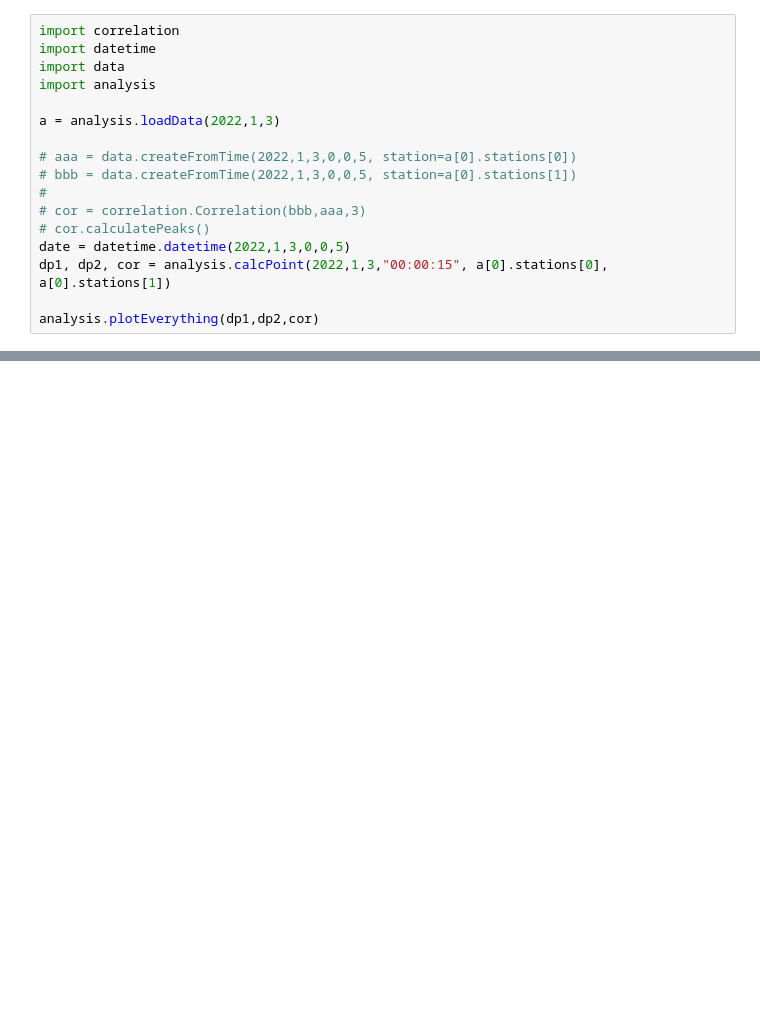
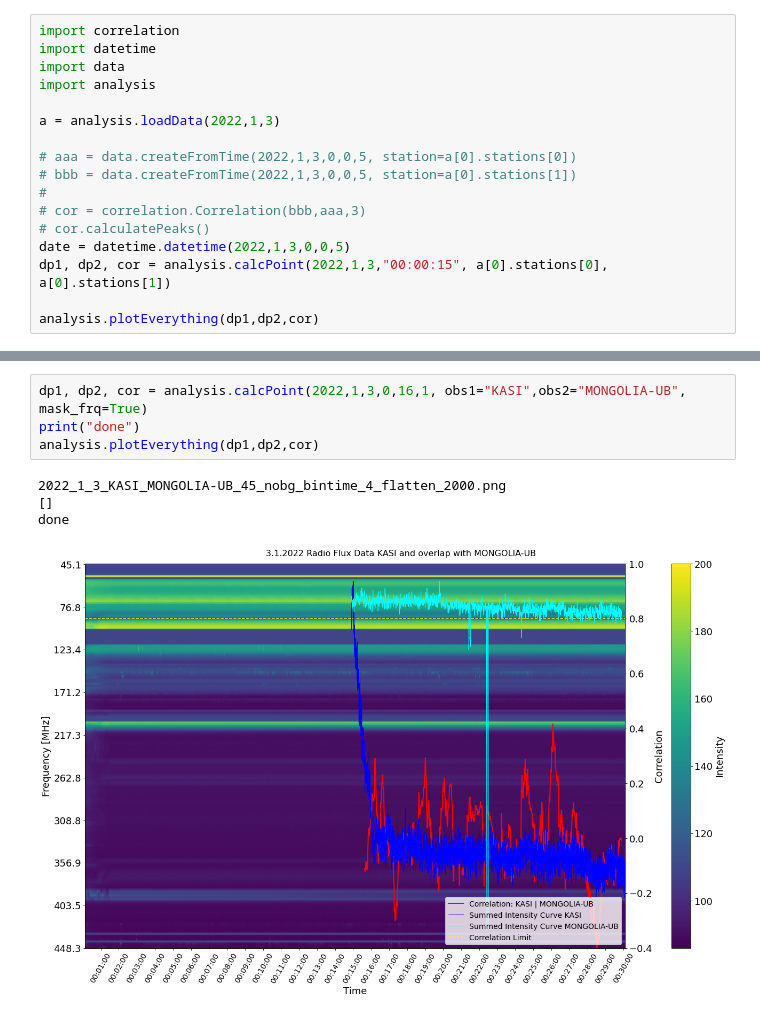
Before and after one commit to lukas-hoefig/eCallistoRadioBursts, a Jupyter notebook: to_implement_getObs.ipynb, the cells around one changed output, grey strips where cells are left out. Drawn from its saved outputs; the diff is of its cells as text; blank space fills up the shorter version.

```diff
--- a/to_implement_getObs.ipynb
+++ b/to_implement_getObs.ipynb
@@ -105,0 +115,9 @@ analysis.plotEverything(dp1,dp2,cor)
+# %%
+dp1, dp2, cor = analysis.calcPoint(2022,1,3,0,16,1, obs1="KASI",obs2="MONGOLIA-UB", mask_frq=True)
+print("done")
+analysis.plotEverything(dp1,dp2,cor)
+# %% [output]
+2022_1_3_KASI_MONGOLIA-UB_45_nobg_bintime_4_flatten_2000.png
+[]
+done
+[figure, added]
```
Also changed, not shown: parts of 1 cell of this notebook, 13 other files.
